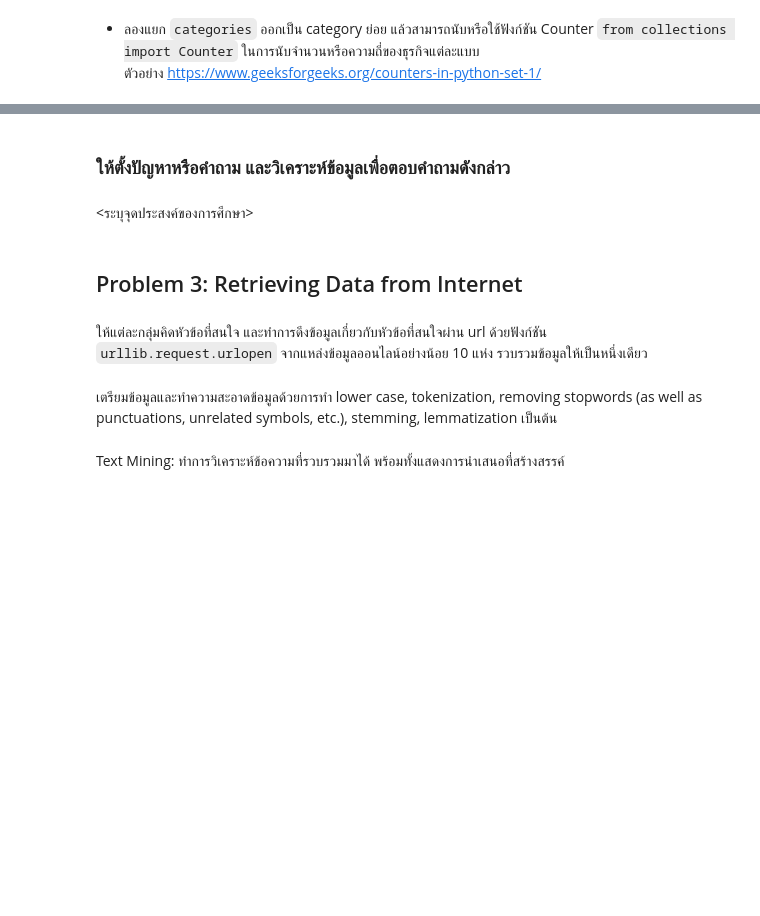
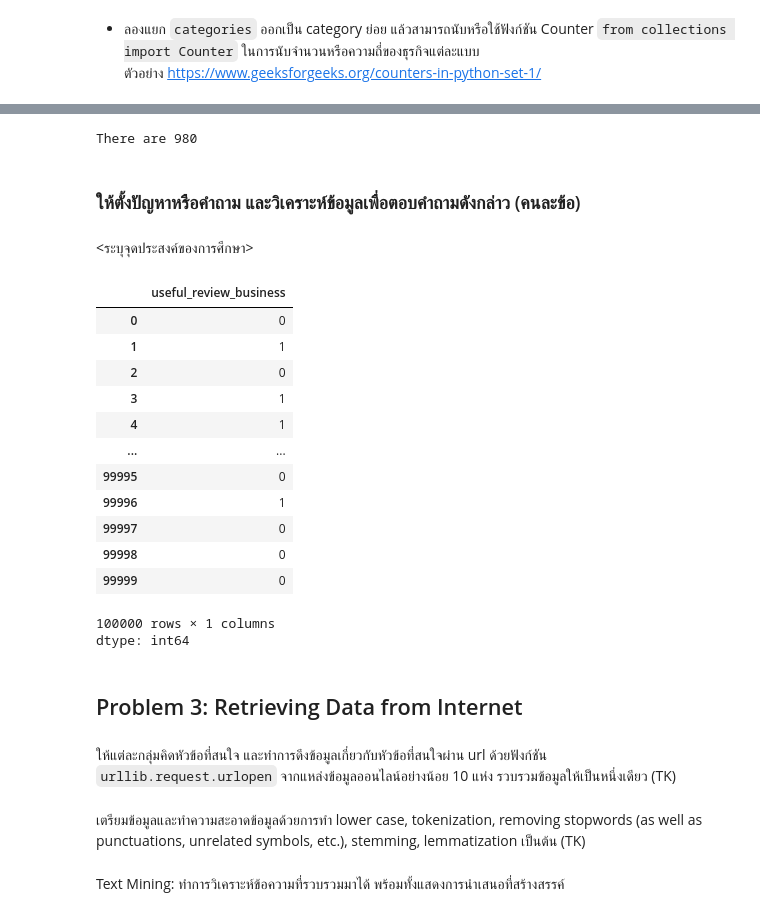
Before and after one commit to TKhahahah/Text_Analytics, a Jupyter notebook: Text_Analytics68.ipynb, the cells around one changed output, grey strips where cells are left out. Cells and saved outputs as stored; diff of their text form; code cells hidden in the pictures; blank space fills up the shorter version.

```diff
--- a/Text_Analytics68.ipynb
+++ b/Text_Analytics68.ipynb
@@ -431,4 +480,12 @@ memory usage: 32.8+ MB
+# %%
+# Calculate the total number of distinct categories
+total_categories = len(category_counts)
+
+# Print the result
+print(f"There are {total_categories} ")
+# %% [output]
+There are 980
 # %% [markdown]
-### ให้ตั้งปัญหาหรือคำถาม และวิเคราะห์ข้อมูลเพื่อตอบคำถามดังกล่าว
+### ให้ตั้งปัญหาหรือคำถาม และวิเคราะห์ข้อมูลเพื่อตอบคำถามดังกล่าว (คนละข้อ)
 # %% [markdown]
 <ระบุจุดประสงค์ของการศึกษา>
@@ -437,3 +492,23 @@ memory usage: 32.8+ MB
+# %%
+# ----------------- Your code here -----------------
+# รีวิว useful_review_business แบบใดที่มีการรีวิวมากที่สุดและ key text คืออะไร
+fun = df['useful_review_business']
+fun
+# %% [output]
+|  | useful_review_business |
+| 0 | 0 |
+| 1 | 1 |
+| 2 | 0 |
+| 3 | 1 |
+| 4 | 1 |
+| ... | ... |
+| 99995 | 0 |
+| 99996 | 1 |
+| 99997 | 0 |
+| 99998 | 0 |
+| 99999 | 0 |
+100000 rows × 1 columns
+dtype: int64
 # %%
 #----------------------------------------------
 # Your code starts here
@@ -441,12 +516,12 @@ memory usage: 32.8+ MB
 # %% [markdown]
 ## Problem 3: Retrieving Data from Internet
 # %% [markdown]
-ให้แต่ละกลุ่มคิดหัวข้อที่สนใจ และทำการดึงข้อมูลเกี่ยวกับหัวข้อที่สนใจผ่าน url ด้วยฟังก์ชัน `urllib.request.urlopen` จากแหล่งข้อมูลออนไลน์อย่างน้อย 10 แห่ง รวบรวมข้อมูลให้เป็นหนึ่งเดียว
+ให้แต่ละกลุ่มคิดหัวข้อที่สนใจ และทำการดึงข้อมูลเกี่ยวกับหัวข้อที่สนใจผ่าน url ด้วยฟังก์ชัน `urllib.request.urlopen` จากแหล่งข้อมูลออนไลน์อย่างน้อย 10 แห่ง รวบรวมข้อมูลให้เป็นหนึ่งเดียว (TK)
 # %%
 #----------------------------------------------
 # Your code starts here
 # %% [markdown]
-เตรียมข้อมูลและทำความสะอาดข้อมูลด้วยการทำ lower case, tokenization, removing stopwords (as well as punctuations, unrelated symbols, etc.), stemming, lemmatization เป็นต้น
+เตรียมข้อมูลและทำความสะอาดข้อมูลด้วยการทำ lower case, tokenization, removing stopwords (as well as punctuations, unrelated symbols, etc.), stemming, lemmatization เป็นต้น (TK)
 # %%
 #----------------------------------------------
 # Your code starts here
```
Also changed, not shown: parts of 27 cells of this notebook.
